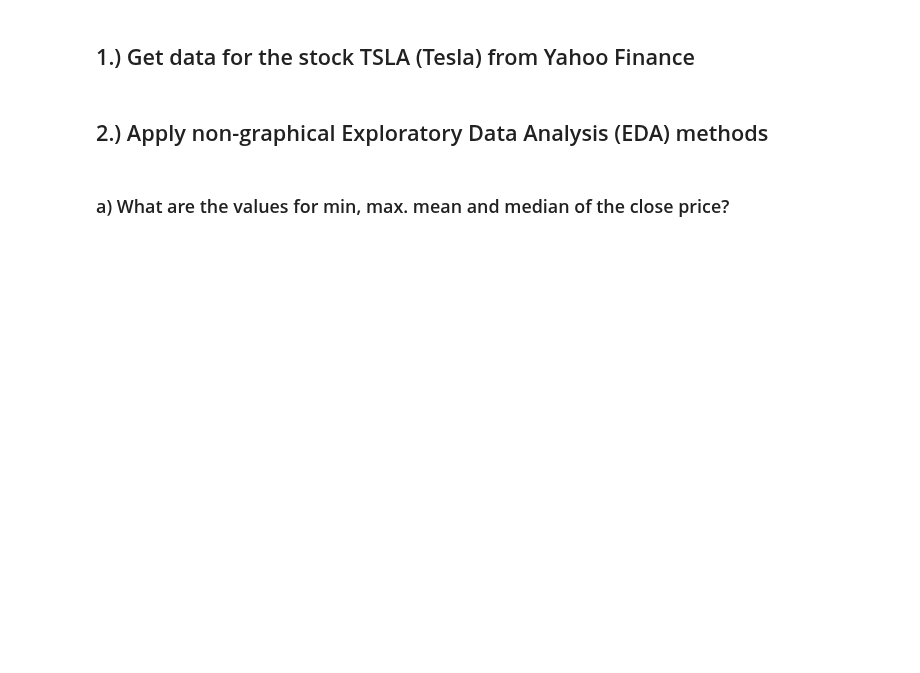
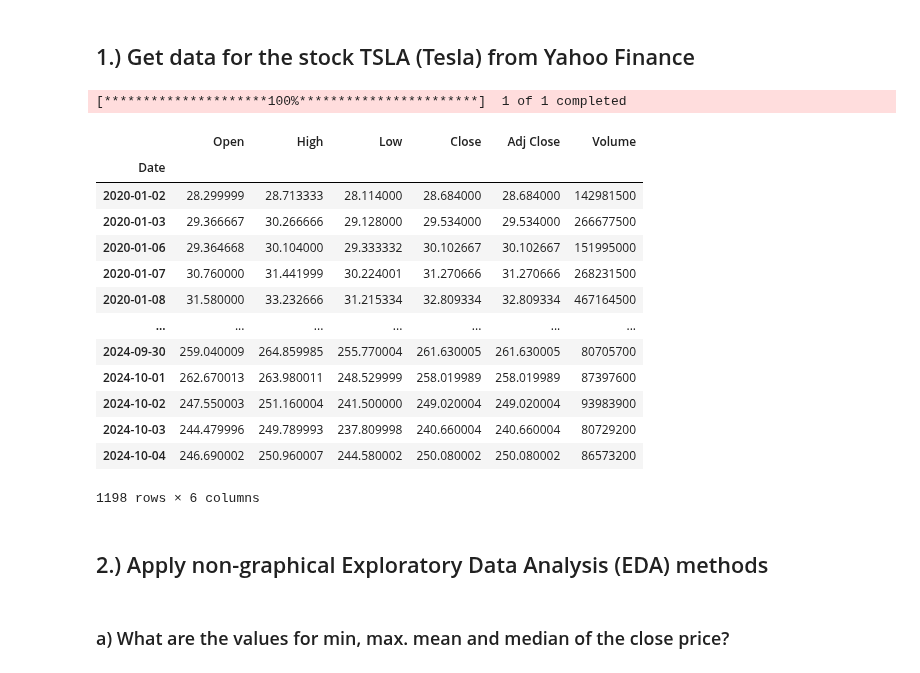
Before and after one commit to mario-gellrich-zhaw/data_analytics, a Jupyter notebook: WTYK/LC_04/yahoo_finance_example.ipynb, the cells around one changed output. Saved outputs shown, nothing was run; the diff lists cells and outputs as text; code cells hidden in the pictures; blank space fills up the shorter version.

```diff
--- a/WTYK/LC_04/yahoo_finance_example.ipynb
+++ b/WTYK/LC_04/yahoo_finance_example.ipynb
@@ -25,9 +25,28 @@ u:\Lektionen\GitHub_Repositories\data_analytics\WTYK\LC_04
 ## 1.) Get data for the stock TSLA (Tesla) from Yahoo Finance
 # %%
 # Get current date from datetime in the format YYYY-MM-DD
-
+today = datetime.today().strftime('%Y-%m-%d')
+today
 
 # Retrieve the TESLA stock data from Yahoo finance using yf.download
+df = yf.download('TSLA', start='2020-01-01', end=today)
+df
+# %% [output]
+[*********************100%***********************]  1 of 1 completed
+|  | Open | High | Low | Close | Adj Close | Volume |
+| Date |  |  |  |  |  |  |
+| 2020-01-02 | 28.299999 | 28.713333 | 28.114000 | 28.684000 | 28.684000 | 142981500 |
+| 2020-01-03 | 29.366667 | 30.266666 | 29.128000 | 29.534000 | 29.534000 | 266677500 |
+| 2020-01-06 | 29.364668 | 30.104000 | 29.333332 | 30.102667 | 30.102667 | 151995000 |
+| 2020-01-07 | 30.760000 | 31.441999 | 30.224001 | 31.270666 | 31.270666 | 268231500 |
+| 2020-01-08 | 31.580000 | 33.232666 | 31.215334 | 32.809334 | 32.809334 | 467164500 |
+| ... | ... | ... | ... | ... | ... | ... |
+| 2024-09-30 | 259.040009 | 264.859985 | 255.770004 | 261.630005 | 261.630005 | 80705700 |
+| 2024-10-01 | 262.670013 | 263.980011 | 248.529999 | 258.019989 | 258.019989 | 87397600 |
+| 2024-10-02 | 247.550003 | 251.160004 | 241.500000 | 249.020004 | 249.020004 | 93983900 |
+| 2024-10-03 | 244.479996 | 249.789993 | 237.809998 | 240.660004 | 240.660004 | 80729200 |
+| 2024-10-04 | 246.690002 | 250.960007 | 244.580002 | 250.080002 | 250.080002 | 86573200 |
+1198 rows × 6 columns
 # %% [markdown]
 ## 2.) Apply non-graphical Exploratory Data Analysis (EDA) methods
 # %% [markdown]
```
Also changed, not shown: parts of 7 cells of this notebook, 3 other files.
